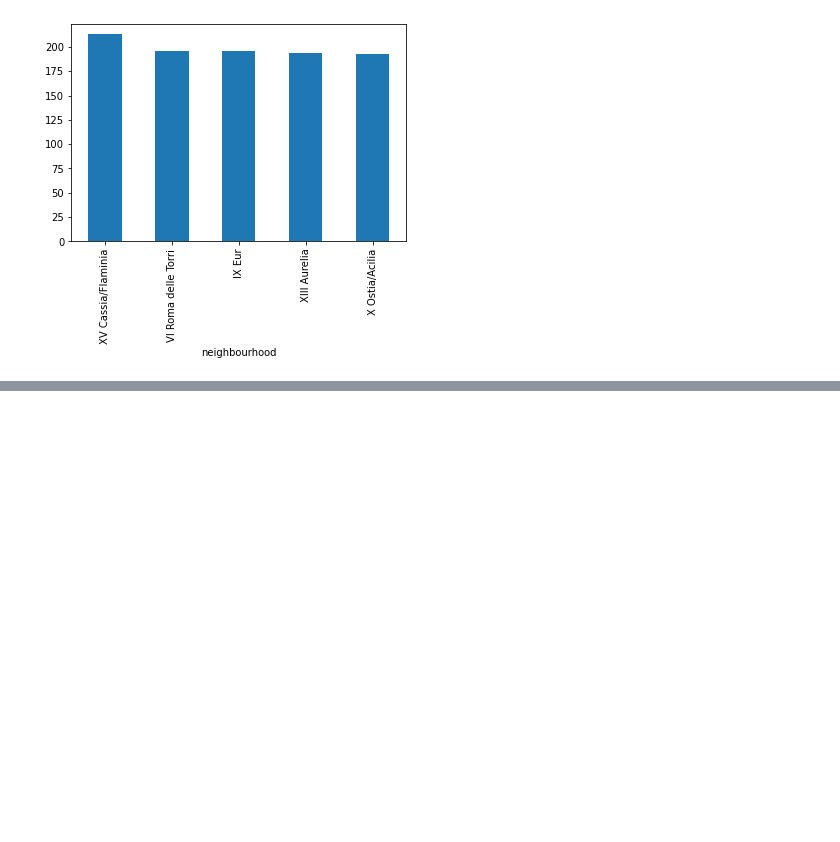
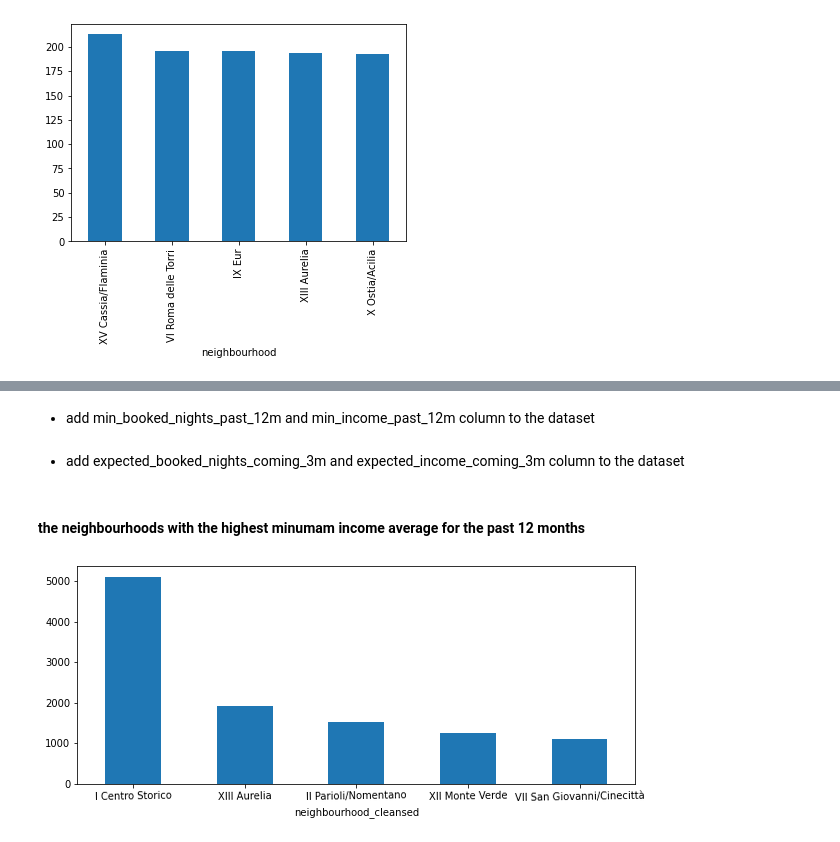
Before and after one commit to mhaln3mi/Airbnb-Rome-EDA, a Jupyter notebook: airbnb.ipynb, the cells around one changed output, grey strips where cells are left out. Saved outputs shown, nothing was run; the diff lists cells and outputs as text; code cells hidden in the pictures; blank space fills up the shorter version.

Commit message:
income_commit

```diff
--- a/airbnb.ipynb
+++ b/airbnb.ipynb
@@ -40,3 +44,9 @@ Data columns (total 18 columns):
  17  license                         3524 non-null   object
 dtypes: float64(4), int64(8), object(6)
 memory usage: 3.3+ MB
+# %%
+
+df2=df2.drop(["host_verifications","host_has_profile_pic","host_identity_verified","scrape_id","scrape_id","host_name","host_thumbnail_url","host_picture_url","picture_url","neighbourhood_group_cleansed","bathrooms","calendar_updated"],axis=1)
+df2["price"]=df2["price"].apply(lambda x : float(x[1:].replace(",","")))
+df2.drop(df2[df2["price"]>=50000].index,axis=0,inplace=True)
+df2.info()
@@ -181,0 +216,25 @@ ax = sns.boxplot(data=df, x='neighbourhood',y='availability_365')
+# %% [markdown]
+- add min_booked_nights_past_12m and min_income_past_12m column to the dataset
+# %%
+romeListings = df2.copy()
+#the minimum estmtation of the number of booked nights of each listing in the last 12 month (current date = 2022-06-07)
+romeListings["min_booked_nights_past_12m"]=romeListings.apply(lambda x : x["number_of_reviews_ltm"]*x["minimum_nights_avg_ntm"],axis=1)
+
+#the minimum estmtation of the income of each listing in the last 12 month (current date = 2022-06-07)
+romeListings["min_income_past_12m"]=romeListings.apply(lambda x : x["min_booked_nights_past_12m"]*x["price"],axis=1)
+# %% [markdown]
+- add expected_booked_nights_coming_3m and expected_income_coming_3m column to the dataset
+# %%
+#the expected number of booked nights of each listing in the next 3 month (current date = 2022-06-07)
+romeListings["expected_booked_nights_coming_3m"]=romeListings.apply(lambda x : 90-x["availability_90"],axis=1)
+
+#the expected income of each listing  in the next 3 month (current date = 2022-06-07)
+romeListings["expected_income_coming_3m"]=romeListings.apply(lambda x : (90-x["availability_90"])*x["price"],axis=1)
+# %% [markdown]
+#### the neighbourhoods with the highest minumam income average for the past 12 months
+# %%
+fig = plt.figure(figsize=(10,4))
+ax = fig.gca()
+romeListings.groupby("neighbourhood_cleansed")["min_income_past_12m"].mean().sort_values(ascending=False).head(5).plot(kind='bar', rot=1);
+# %% [output]
+[figure, added]
```
Also changed, not shown: parts of 17 cells of this notebook.
